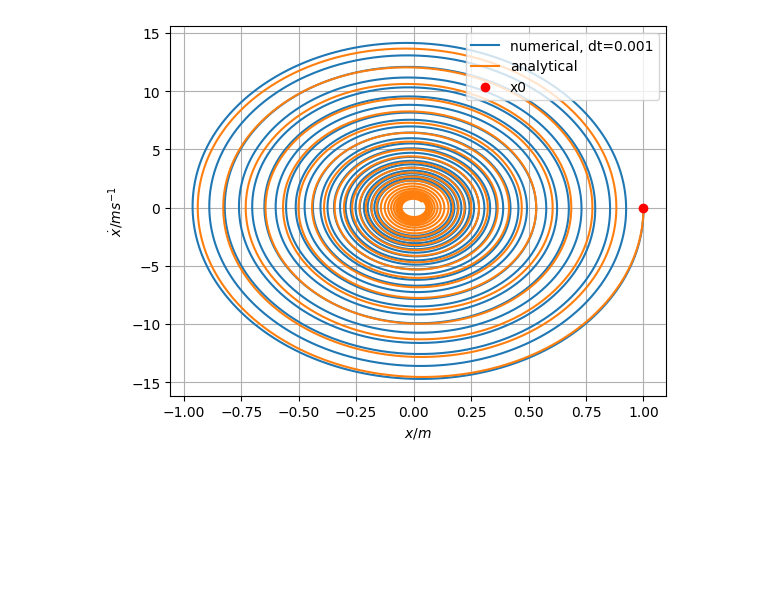
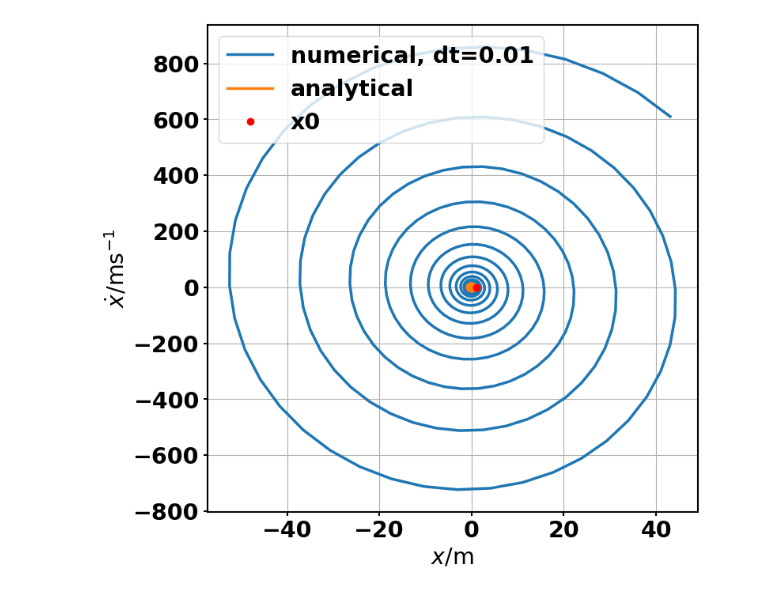
Before and after one commit to rzumbrunn/PCV_project, a Jupyter notebook: task2/task2.ipynb, the cells around one changed output. Saved outputs shown, nothing was run; the diff lists cells and outputs as text; code cells hidden in the pictures; blank space fills up the shorter version.

Commit message:
added plot_config

```diff
--- a/task2/task2.ipynb
+++ b/task2/task2.ipynb
@@ -1,63 +1,74 @@
 # %%
 import numpy as np
 import matplotlib.pyplot as plt
 import sympy as sp
+import sys
 
-beta = 0.3 #s^-1
-omega = 15 # in s^-1
+sys.path.append('../')
 
-M = np.array(
-    [[0, 1],
-    [-omega**2, -2*beta]])
+from plot_config import *
 
-def sim(M, x0, dt, T):
-    x = x0
-    X = []
-    for t in np.arange(0, T, dt):
-        x = x + dt * M @ x
-        X.append(x)
+def ana_num_comparison(dt_val = 0.001, T_val = 10):
 
-    return np.array(X)
-dt_val = 0.001
+    beta = 0.3 #s^-1
+    omega = 15 # in s^-1
 
-t=np.arange(0, 10, dt_val)
+    M = np.array(
+        [[0, 1],
+        [-omega**2, -2*beta]])
 
-x0 = np.array([1, 0])
-X = sim(M, x0, dt_val, 10)
+    def sim(M, x0, dt, T):
+        x = x0
+        X = []
+        for t in np.arange(0, T, dt):
+            x = x + dt * M @ x
+            X.append(x)
 
-#analytical solution
-t_analytical = sp.symbols('t')
-x_analytical = sp.exp(-beta*t_analytical)*(sp.cos(omega*t_analytical) + (x0[1] +beta*x0[0])/omega*sp.sin(omega*t_analytical))
-x_dot_analytical = sp.diff(x_analytical, t_analytical)
-x_analytical = sp.lambdify(t_analytical, x_analytical)
-x_dot_analytical = sp.lambdify(t_analytical, x_dot_analytical)
+        return np.array(X)
 
-X_analytical = np.vstack([x_analytical(t), x_dot_analytical(t)]).T
+    t=np.arange(0, T_val, dt_val)
 
-plt.plot(X[:,0], X[:,1], label=f'numerical, dt={dt_val}')
-plt.plot(x_analytical(t), x_dot_analytical(t), label='analytical')
+    x0 = np.array([1, 0])
+    X = sim(M, x0, dt_val, T_val)
+
+    #analytical solution
+    t_analytical = sp.symbols('t')
+    x_analytical = sp.exp(-beta*t_analytical)*(sp.cos(omega*t_analytical) + (x0[1] +beta*x0[0])/omega*sp.sin(omega*t_analytical))
+    x_dot_analytical = sp.diff(x_analytical, t_analytical)
+    x_analytical = sp.lambdify(t_analytical, x_analytical)
+    x_dot_analytical = sp.lambdify(t_analytical, x_dot_analytical)
+
+    X_analytical = np.vstack([x_analytical(t), x_dot_analytical(t)]).T
+
+    plt.plot(X[:,0], X[:,1], label=f'numerical, dt={dt_val}')
+    plt.plot(x_analytical(t), x_dot_analytical(t), label='analytical')
 
 
-# mark x0
-plt.plot(x0[0], x0[1], 'ro', label='x0')
-plt.grid()
-plt.xlabel(r'$x /m$')
-plt.ylabel(r'$\dot x /ms^{-1}$')
-plt.legend()
+    # mark x0
+    plt.plot(x0[0], x0[1], 'ro', label='x0')
+    plt.grid()
+    plt.xlabel(r'$x /$m')
+    plt.ylabel(r'$\dot x /$ms$^{-1}$')
+    plt.legend()
 
-plt.savefig('phase_space.png')
-plt.show()
-# plot e, g vs t
-plt.plot(t, X[:,0], label=r'$x$')
-plt.plot(t, X_analytical[:,0], label=r'$\dot x$')
-#plt.plot(t, np.sin(t/dt_val), label='sampling frequency')
+    plt.savefig(f'phase_space_{dt_val}:{T_val}.png')
+    plt.show()
+    # plot e, g vs t
+    plt.plot(t, X[:,0], label=r'$x$')
+    plt.plot(t, X_analytical[:,0], label=r'$\dot x$')
+    #plt.plot(t, np.sin(t/dt_val), label='sampling frequency')
 
-plt.grid()
-plt.legend()
+    plt.grid()
+    plt.legend()
 
-plt.xlabel('t/s')
-plt.ylabel(r'$x/m$')
-plt.savefig('x_vs_t.png')
-plt.show()
+    plt.xlabel('$t$/s')
+    plt.ylabel(r'$x/m$')
+    plt.savefig(f'x_vs_t_{dt_val}:{T_val}.png')
+    plt.show()
+
+
+ana_num_comparison(dt_val=0.01, T_val=5)
+ana_num_comparison(dt_val=0.001, T_val=5)
+ana_num_comparison(dt_val=0.0001, T_val=5)
 # %% [output]
-[figure, old version]
+[figure, new version]
```
Also changed, not shown: parts of 1 cell of this notebook, 12 other files.
